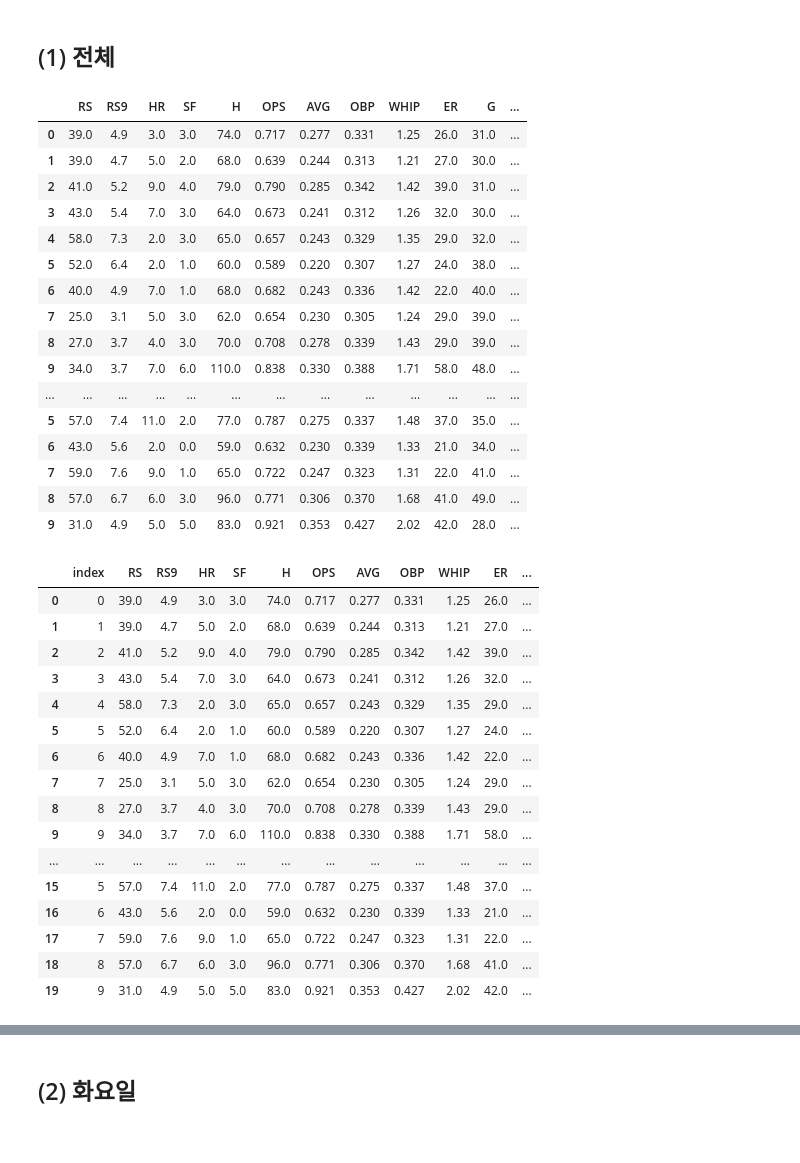
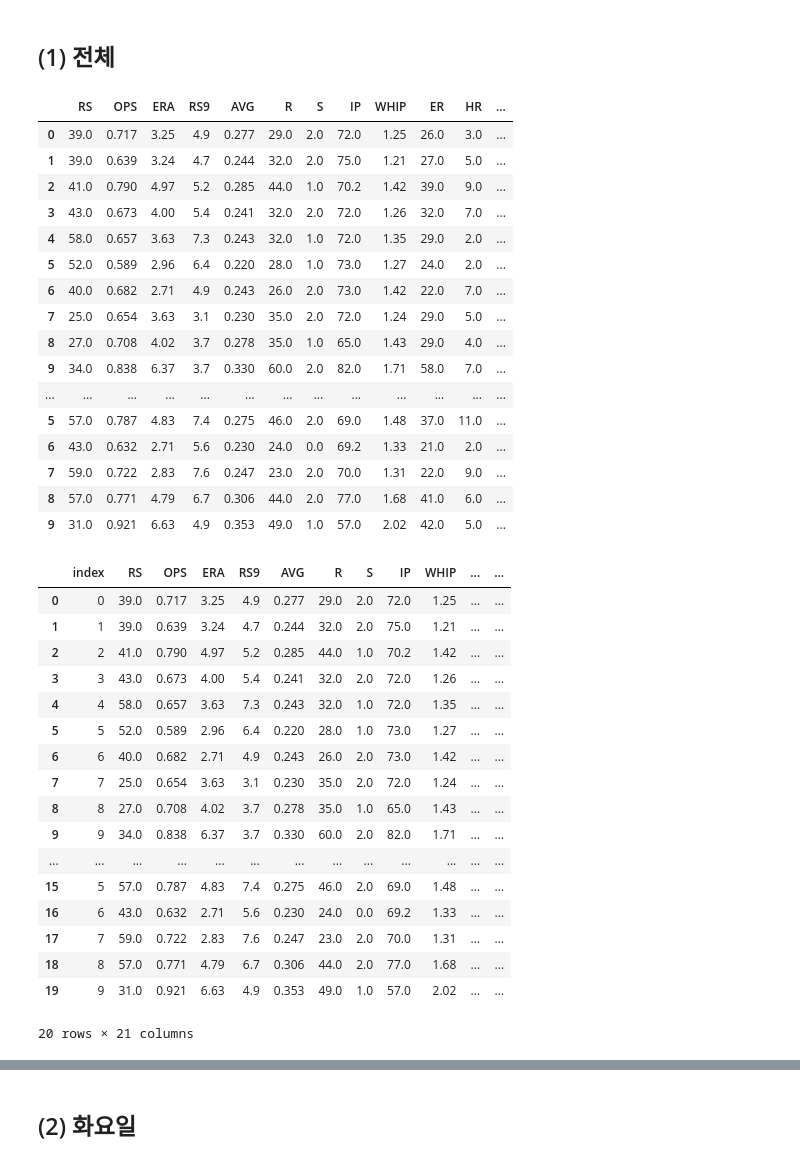
Before and after one commit to IAMKIMEUNSEO/predict2025_kbo_lgtwins_winning_rate, a Jupyter notebook: lgtwins.ipynb, the cells around one changed output, grey strips where cells are left out. Saved outputs shown, nothing was run; the diff lists cells and outputs as text; code cells hidden in the pictures.

```diff
--- a/lgtwins.ipynb
+++ b/lgtwins.ipynb
@@ -328,7 +328,7 @@ selected_features
 | OBP  | 피출루율  | 투수  |
 # %%
 #투수지표와 타자지표에서 각각 5개로 필터링
-selected_features = ['RS', 'RS9', 'R', 'HR', 'H', 'OPS', 'ERA' 'AVG', 'S', 'IP']
+selected_features = ['RS', 'RS9', 'R', 'HR', 'H', 'OPS', 'ERA', 'AVG', 'S', 'IP']
 # %%
 #각 팀별 연도에 따른 승률
 teams = ['삼성', '기아', '롯데', '두산', '한화', 'SSG', '키움', 'NC', 'KT']
@@ -642,69 +643,70 @@ for where in where_list:
         df = pd.DataFrame(rows, columns=columns)    #데이터프레임 생성
         df_kia_list.append(df)  #생성한 데이터프레임 리스트에 추가
 
     except Exception as e:
         print("요소를 찾을 수 없음:", e)
 
     #print(url)
 
 df_kia = pd.concat(df_kia_list) #3개의 데이터프레임(전체, 홈, 원정) 결합
 
 df_kia = df_kia.iloc[:, 3:]
 
 #컬럼 순서 변경: 헤더 가져올 때 순서가 변경됨
 col_list = list(df_kia.columns)
 col_list[0] = 'year'
 col_list[-5:] = ['WHIP', 'AVG', 'OBP', 'OPS', 'ERA']
 df_kia.columns = col_list
 
 #데이터타입 변경
 df_kia = df_kia.astype(float)
 
 #연도 데이터 타입 정수형으로 변경
 df_kia.year = df_kia.year.astype(int)
 
 #승률 데이터 추가
-df_kia['winning_rate'] = (df_kia['W'] / df_kia['G'] *100).round(2)
+df_kia['winning_rate'] = (df_kia['W'] / df_kia['GS'] *100).round(2)
 
 df_kia = df_kia[selected_features]
 
 df_kia
 # %% [output]
-|  | RS | RS9 | HR | SF | H | OPS | AVG | OBP | WHIP | ER | G | ... |
-| 0 | 39.0 | 4.9 | 3.0 | 3.0 | 74.0 | 0.717 | 0.277 | 0.331 | 1.25 | 26.0 | 31.0 | ... |
-| 1 | 39.0 | 4.7 | 5.0 | 2.0 | 68.0 | 0.639 | 0.244 | 0.313 | 1.21 | 27.0 | 30.0 | ... |
-| 2 | 41.0 | 5.2 | 9.0 | 4.0 | 79.0 | 0.790 | 0.285 | 0.342 | 1.42 | 39.0 | 31.0 | ... |
-| 3 | 43.0 | 5.4 | 7.0 | 3.0 | 64.0 | 0.673 | 0.241 | 0.312 | 1.26 | 32.0 | 30.0 | ... |
-| 4 | 58.0 | 7.3 | 2.0 | 3.0 | 65.0 | 0.657 | 0.243 | 0.329 | 1.35 | 29.0 | 32.0 | ... |
-| 5 | 52.0 | 6.4 | 2.0 | 1.0 | 60.0 | 0.589 | 0.220 | 0.307 | 1.27 | 24.0 | 38.0 | ... |
-| 6 | 40.0 | 4.9 | 7.0 | 1.0 | 68.0 | 0.682 | 0.243 | 0.336 | 1.42 | 22.0 | 40.0 | ... |
-| 7 | 25.0 | 3.1 | 5.0 | 3.0 | 62.0 | 0.654 | 0.230 | 0.305 | 1.24 | 29.0 | 39.0 | ... |
-| 8 | 27.0 | 3.7 | 4.0 | 3.0 | 70.0 | 0.708 | 0.278 | 0.339 | 1.43 | 29.0 | 39.0 | ... |
-| 9 | 34.0 | 3.7 | 7.0 | 6.0 | 110.0 | 0.838 | 0.330 | 0.388 | 1.71 | 58.0 | 48.0 | ... |
+|  | RS | OPS | ERA | RS9 | AVG | R | S | IP | WHIP | ER | HR | ... |
+| 0 | 39.0 | 0.717 | 3.25 | 4.9 | 0.277 | 29.0 | 2.0 | 72.0 | 1.25 | 26.0 | 3.0 | ... |
+| 1 | 39.0 | 0.639 | 3.24 | 4.7 | 0.244 | 32.0 | 2.0 | 75.0 | 1.21 | 27.0 | 5.0 | ... |
+| 2 | 41.0 | 0.790 | 4.97 | 5.2 | 0.285 | 44.0 | 1.0 | 70.2 | 1.42 | 39.0 | 9.0 | ... |
+| 3 | 43.0 | 0.673 | 4.00 | 5.4 | 0.241 | 32.0 | 2.0 | 72.0 | 1.26 | 32.0 | 7.0 | ... |
+| 4 | 58.0 | 0.657 | 3.63 | 7.3 | 0.243 | 32.0 | 1.0 | 72.0 | 1.35 | 29.0 | 2.0 | ... |
+| 5 | 52.0 | 0.589 | 2.96 | 6.4 | 0.220 | 28.0 | 1.0 | 73.0 | 1.27 | 24.0 | 2.0 | ... |
+| 6 | 40.0 | 0.682 | 2.71 | 4.9 | 0.243 | 26.0 | 2.0 | 73.0 | 1.42 | 22.0 | 7.0 | ... |
+| 7 | 25.0 | 0.654 | 3.63 | 3.1 | 0.230 | 35.0 | 2.0 | 72.0 | 1.24 | 29.0 | 5.0 | ... |
+| 8 | 27.0 | 0.708 | 4.02 | 3.7 | 0.278 | 35.0 | 1.0 | 65.0 | 1.43 | 29.0 | 4.0 | ... |
+| 9 | 34.0 | 0.838 | 6.37 | 3.7 | 0.330 | 60.0 | 2.0 | 82.0 | 1.71 | 58.0 | 7.0 | ... |
 | ... | ... | ... | ... | ... | ... | ... | ... | ... | ... | ... | ... | ... |
-| 5 | 57.0 | 7.4 | 11.0 | 2.0 | 77.0 | 0.787 | 0.275 | 0.337 | 1.48 | 37.0 | 35.0 | ... |
-| 6 | 43.0 | 5.6 | 2.0 | 0.0 | 59.0 | 0.632 | 0.230 | 0.339 | 1.33 | 21.0 | 34.0 | ... |
-| 7 | 59.0 | 7.6 | 9.0 | 1.0 | 65.0 | 0.722 | 0.247 | 0.323 | 1.31 | 22.0 | 41.0 | ... |
-| 8 | 57.0 | 6.7 | 6.0 | 3.0 | 96.0 | 0.771 | 0.306 | 0.370 | 1.68 | 41.0 | 49.0 | ... |
-| 9 | 31.0 | 4.9 | 5.0 | 5.0 | 83.0 | 0.921 | 0.353 | 0.427 | 2.02 | 42.0 | 28.0 | ... |
+| 5 | 57.0 | 0.787 | 4.83 | 7.4 | 0.275 | 46.0 | 2.0 | 69.0 | 1.48 | 37.0 | 11.0 | ... |
+| 6 | 43.0 | 0.632 | 2.71 | 5.6 | 0.230 | 24.0 | 0.0 | 69.2 | 1.33 | 21.0 | 2.0 | ... |
+| 7 | 59.0 | 0.722 | 2.83 | 7.6 | 0.247 | 23.0 | 2.0 | 70.0 | 1.31 | 22.0 | 9.0 | ... |
+| 8 | 57.0 | 0.771 | 4.79 | 6.7 | 0.306 | 44.0 | 2.0 | 77.0 | 1.68 | 41.0 | 6.0 | ... |
+| 9 | 31.0 | 0.921 | 6.63 | 4.9 | 0.353 | 49.0 | 1.0 | 57.0 | 2.02 | 42.0 | 5.0 | ... |
 # %%
 df_kia.reset_index(inplace=True)
 df_kia
 # %% [output]
-|  | index | RS | RS9 | HR | SF | H | OPS | AVG | OBP | WHIP | ER | ... |
-| 0 | 0 | 39.0 | 4.9 | 3.0 | 3.0 | 74.0 | 0.717 | 0.277 | 0.331 | 1.25 | 26.0 | ... |
-| 1 | 1 | 39.0 | 4.7 | 5.0 | 2.0 | 68.0 | 0.639 | 0.244 | 0.313 | 1.21 | 27.0 | ... |
-| 2 | 2 | 41.0 | 5.2 | 9.0 | 4.0 | 79.0 | 0.790 | 0.285 | 0.342 | 1.42 | 39.0 | ... |
-| 3 | 3 | 43.0 | 5.4 | 7.0 | 3.0 | 64.0 | 0.673 | 0.241 | 0.312 | 1.26 | 32.0 | ... |
-| 4 | 4 | 58.0 | 7.3 | 2.0 | 3.0 | 65.0 | 0.657 | 0.243 | 0.329 | 1.35 | 29.0 | ... |
-| 5 | 5 | 52.0 | 6.4 | 2.0 | 1.0 | 60.0 | 0.589 | 0.220 | 0.307 | 1.27 | 24.0 | ... |
-| 6 | 6 | 40.0 | 4.9 | 7.0 | 1.0 | 68.0 | 0.682 | 0.243 | 0.336 | 1.42 | 22.0 | ... |
-| 7 | 7 | 25.0 | 3.1 | 5.0 | 3.0 | 62.0 | 0.654 | 0.230 | 0.305 | 1.24 | 29.0 | ... |
-| 8 | 8 | 27.0 | 3.7 | 4.0 | 3.0 | 70.0 | 0.708 | 0.278 | 0.339 | 1.43 | 29.0 | ... |
-| 9 | 9 | 34.0 | 3.7 | 7.0 | 6.0 | 110.0 | 0.838 | 0.330 | 0.388 | 1.71 | 58.0 | ... |
+|  | index | RS | OPS | ERA | RS9 | AVG | R | S | IP | WHIP | ... | ... |
+| 0 | 0 | 39.0 | 0.717 | 3.25 | 4.9 | 0.277 | 29.0 | 2.0 | 72.0 | 1.25 | ... | ... |
+| 1 | 1 | 39.0 | 0.639 | 3.24 | 4.7 | 0.244 | 32.0 | 2.0 | 75.0 | 1.21 | ... | ... |
+| 2 | 2 | 41.0 | 0.790 | 4.97 | 5.2 | 0.285 | 44.0 | 1.0 | 70.2 | 1.42 | ... | ... |
+| 3 | 3 | 43.0 | 0.673 | 4.00 | 5.4 | 0.241 | 32.0 | 2.0 | 72.0 | 1.26 | ... | ... |
+| 4 | 4 | 58.0 | 0.657 | 3.63 | 7.3 | 0.243 | 32.0 | 1.0 | 72.0 | 1.35 | ... | ... |
+| 5 | 5 | 52.0 | 0.589 | 2.96 | 6.4 | 0.220 | 28.0 | 1.0 | 73.0 | 1.27 | ... | ... |
+| 6 | 6 | 40.0 | 0.682 | 2.71 | 4.9 | 0.243 | 26.0 | 2.0 | 73.0 | 1.42 | ... | ... |
+| 7 | 7 | 25.0 | 0.654 | 3.63 | 3.1 | 0.230 | 35.0 | 2.0 | 72.0 | 1.24 | ... | ... |
+| 8 | 8 | 27.0 | 0.708 | 4.02 | 3.7 | 0.278 | 35.0 | 1.0 | 65.0 | 1.43 | ... | ... |
+| 9 | 9 | 34.0 | 0.838 | 6.37 | 3.7 | 0.330 | 60.0 | 2.0 | 82.0 | 1.71 | ... | ... |
 | ... | ... | ... | ... | ... | ... | ... | ... | ... | ... | ... | ... | ... |
-| 15 | 5 | 57.0 | 7.4 | 11.0 | 2.0 | 77.0 | 0.787 | 0.275 | 0.337 | 1.48 | 37.0 | ... |
-| 16 | 6 | 43.0 | 5.6 | 2.0 | 0.0 | 59.0 | 0.632 | 0.230 | 0.339 | 1.33 | 21.0 | ... |
-| 17 | 7 | 59.0 | 7.6 | 9.0 | 1.0 | 65.0 | 0.722 | 0.247 | 0.323 | 1.31 | 22.0 | ... |
-| 18 | 8 | 57.0 | 6.7 | 6.0 | 3.0 | 96.0 | 0.771 | 0.306 | 0.370 | 1.68 | 41.0 | ... |
-| 19 | 9 | 31.0 | 4.9 | 5.0 | 5.0 | 83.0 | 0.921 | 0.353 | 0.427 | 2.02 | 42.0 | ... |
+| 15 | 5 | 57.0 | 0.787 | 4.83 | 7.4 | 0.275 | 46.0 | 2.0 | 69.0 | 1.48 | ... | ... |
+| 16 | 6 | 43.0 | 0.632 | 2.71 | 5.6 | 0.230 | 24.0 | 0.0 | 69.2 | 1.33 | ... | ... |
+| 17 | 7 | 59.0 | 0.722 | 2.83 | 7.6 | 0.247 | 23.0 | 2.0 | 70.0 | 1.31 | ... | ... |
+| 18 | 8 | 57.0 | 0.771 | 4.79 | 6.7 | 0.306 | 44.0 | 2.0 | 77.0 | 1.68 | ... | ... |
+| 19 | 9 | 31.0 | 0.921 | 6.63 | 4.9 | 0.353 | 49.0 | 1.0 | 57.0 | 2.02 | ... | ... |
+20 rows × 21 columns
```
Also changed, not shown: parts of 25 cells of this notebook.
